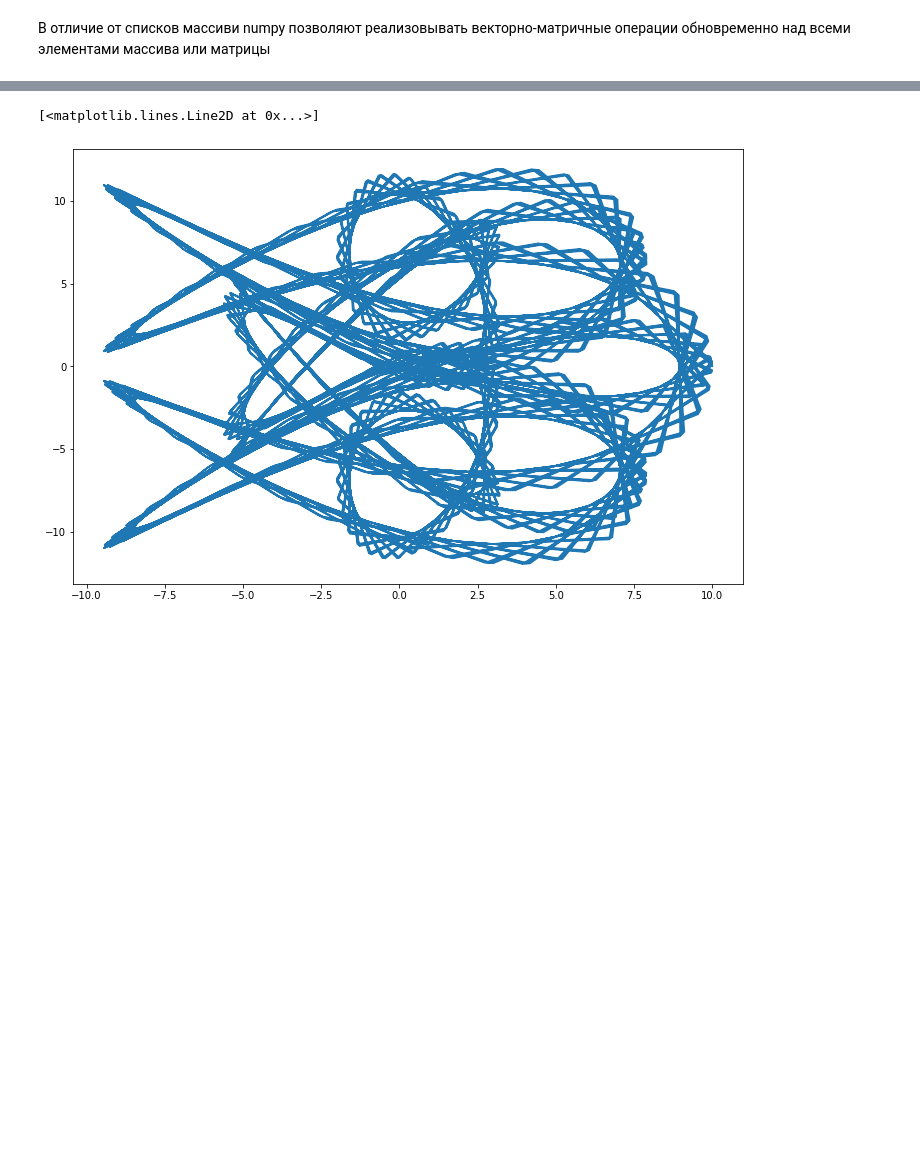
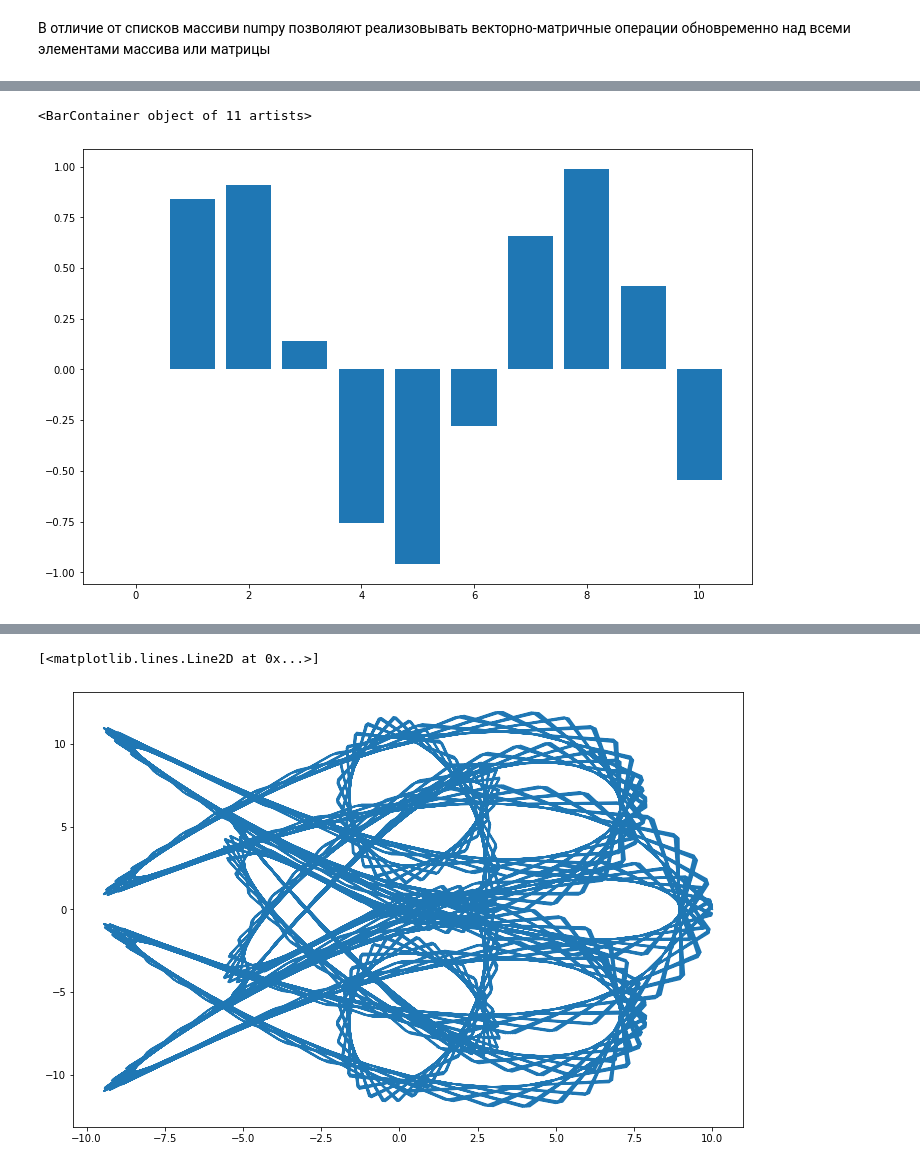
Before and after one commit to enikolaev/IT-and-Programming, a Jupyter notebook: Практическая_работа_7.ipynb, the cells around one changed output, grey strips where cells are left out. Cells and saved outputs as stored; diff of their text form; code cells hidden in the pictures; blank space fills up the shorter version.

```diff
--- a/Практическая_работа_7.ipynb
+++ b/Практическая_работа_7.ipynb
@@ -37,0 +52,10 @@ print(y)
+# %%
+# Выполним построение простейшей стобчатой диаграммы
+
+x = np.array([i for i in range(0, 11, 1)])
+y = np.sin(x)
+plt.figure(figsize=(12,8))
+plt.bar(x, y)
+# %% [output]
+<BarContainer object of 11 artists>
+[figure, added]
```
Also changed, not shown: parts of 6 cells of this notebook.
